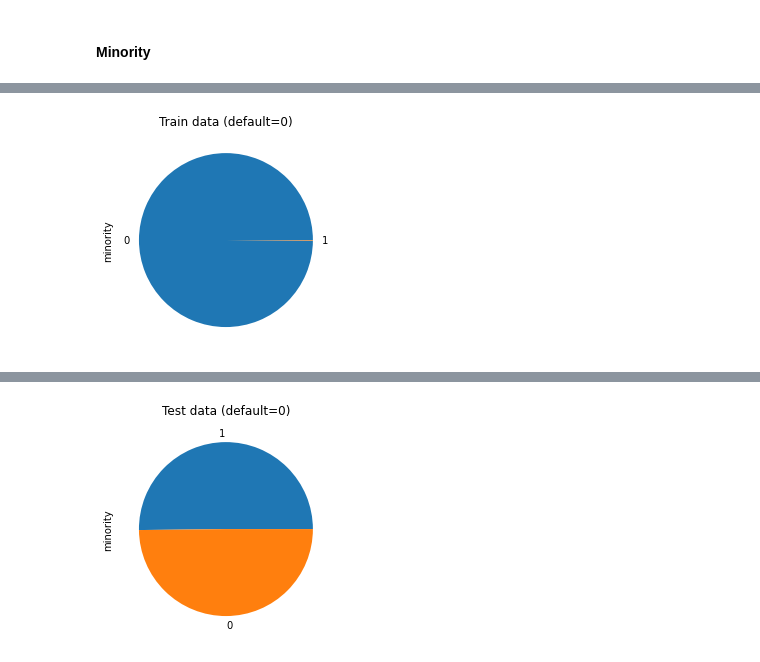
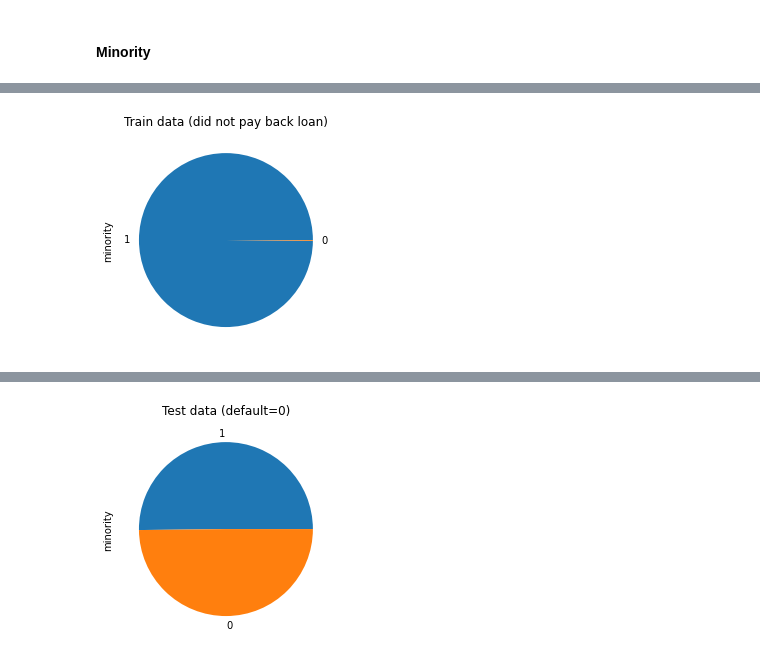
Before and after one commit to laura-jehn/her-hackathon-loan-prediction, a Jupyter notebook: Loan Prediction.ipynb, the cells around one changed output, grey strips where cells are left out. Saved outputs shown, nothing was run; the diff lists cells and outputs as text; code cells hidden in the pictures.

Commit message:
further data analysis

```diff
--- a/Loan Prediction.ipynb
+++ b/Loan Prediction.ipynb
@@ -118,6 +128,6 @@ plt.show()
 # %%
-train[train['default']==0]['minority'].value_counts().plot.pie()
-plt.title('Train data (default=0)')
+train[train['default']==1]['minority'].value_counts().plot.pie()
+plt.title('Train data (did not pay back loan)')
 plt.show()
 # %% [output]
-[figure, old version]
+[figure, new version]
```
Also changed, not shown: parts of 34 cells of this notebook, 1 other file.
